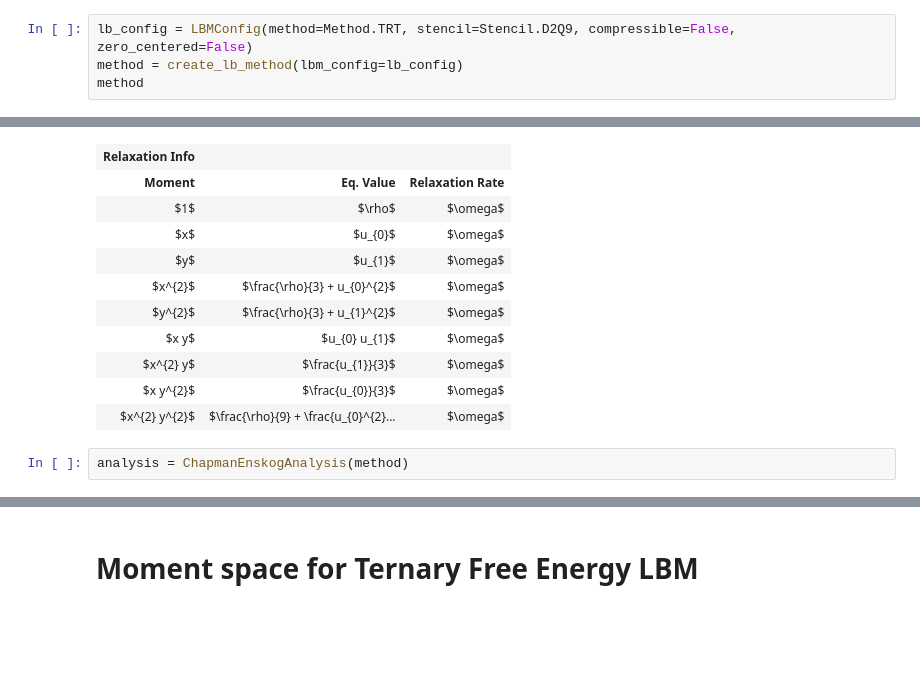
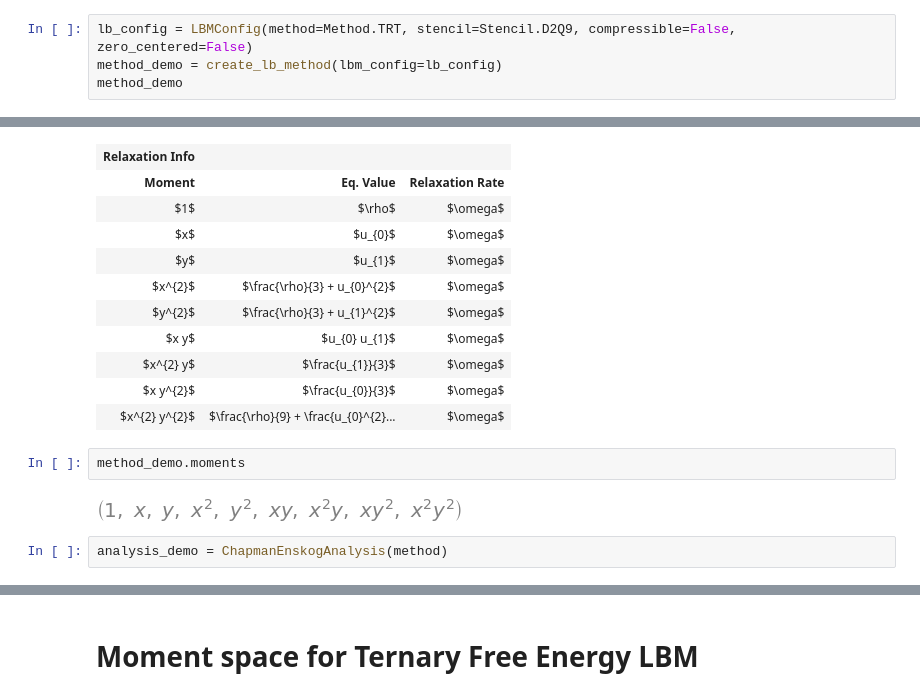
Before and after one commit to nkarthi95/amrex-tutorials, a Jupyter notebook: GuidedTutorials/LBM/lbmpy.ipynb, the cells around one changed output, grey strips where cells are left out. Drawn from its saved outputs; the diff is of its cells as text; blank space fills up the shorter version.

```diff
--- a/GuidedTutorials/LBM/lbmpy.ipynb
+++ b/GuidedTutorials/LBM/lbmpy.ipynb
@@ -24,8 +24,8 @@ from lbmpy.methods import DensityVelocityComputation
 from lbmpy.methods.creationfunctions import create_from_equilibrium
 # %%
 lb_config = LBMConfig(method=Method.TRT, stencil=Stencil.D2Q9, compressible=False, zero_centered=False)
-method = create_lb_method(lbm_config=lb_config)
-method
+method_demo = create_lb_method(lbm_config=lb_config)
+method_demo
 # %% [output]
 | Moment-Based Method |  |  | Stencil: D2Q9 | Zero-Centered Storage: ✗ | Force Model: None |
 | Continuous Hydrodynamic Maxwellia... |  |  | $f (\rho, \left( u_{0}, \ u_{1}\r... |
@@ -41,6 +41,10 @@ method
 | $x^{2} y$ | $\frac{u_{1}}{3}$ | $\omega$ |
 | $x y^{2}$ | $\frac{u_{0}}{3}$ | $\omega$ |
 | $x^{2} y^{2}$ | $\frac{\rho}{9} + \frac{u_{0}^{2}... | $\omega$ |
+# %%
+method_demo.moments
+# %% [output]
+[figure, added]
 # %%
-analysis = ChapmanEnskogAnalysis(method)
+analysis_demo = ChapmanEnskogAnalysis(method)
 # %%
```
Also changed, not shown: parts of 24 cells of this notebook, 2 other files.
